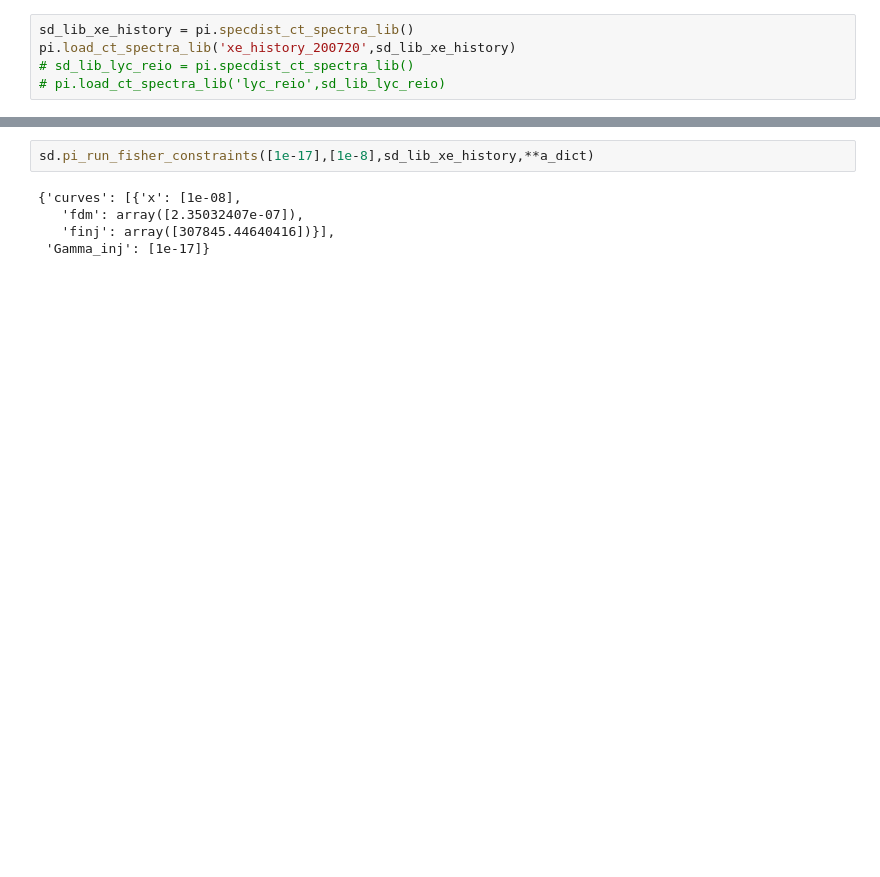
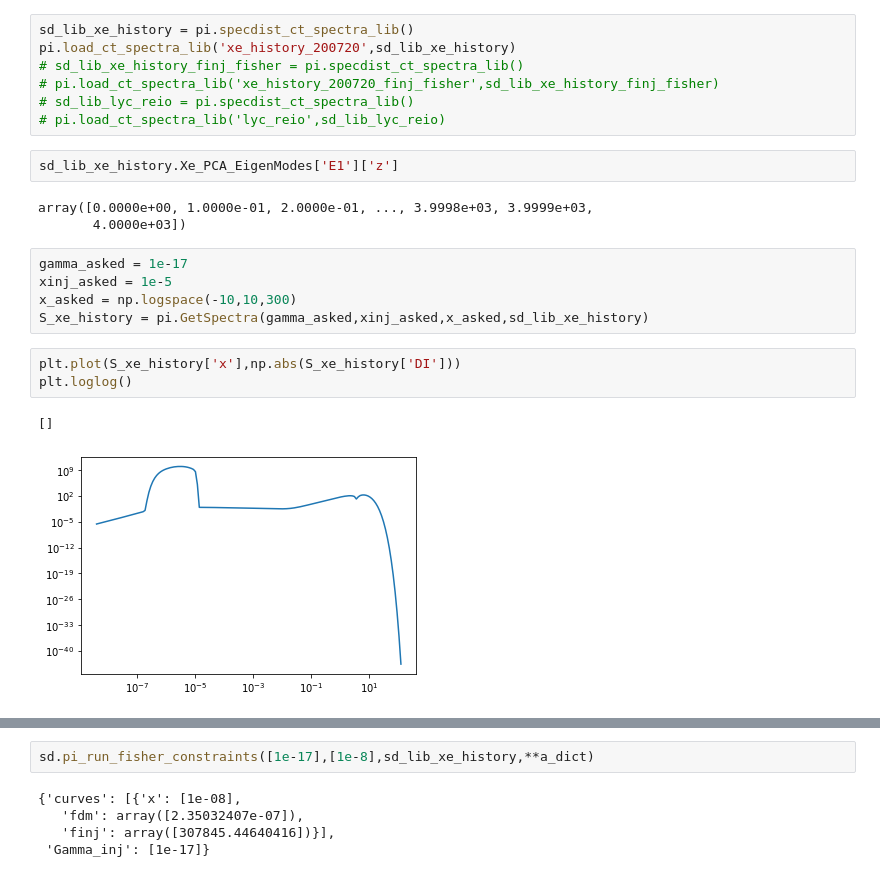
Before and after one commit to CMBSPEC/specdist, a Jupyter notebook: specdist/notebooks/pispec_np_2.ipynb, the cells around one changed output, grey strips where cells are left out. Drawn from its saved outputs; the diff is of its cells as text; blank space fills up the shorter version.

Commit message:
GetXeHistory/PCA

```diff
--- a/specdist/notebooks/pispec_np_2.ipynb
+++ b/specdist/notebooks/pispec_np_2.ipynb
@@ -55,5 +56,23 @@ sd = pi
 # %%
 sd_lib_xe_history = pi.specdist_ct_spectra_lib()
 pi.load_ct_spectra_lib('xe_history_200720',sd_lib_xe_history)
+# sd_lib_xe_history_finj_fisher = pi.specdist_ct_spectra_lib()
+# pi.load_ct_spectra_lib('xe_history_200720_finj_fisher',sd_lib_xe_history_finj_fisher)
 # sd_lib_lyc_reio = pi.specdist_ct_spectra_lib()
 # pi.load_ct_spectra_lib('lyc_reio',sd_lib_lyc_reio)
+# %%
+sd_lib_xe_history.Xe_PCA_EigenModes['E1']['z']
+# %% [output]
+array([0.0000e+00, 1.0000e-01, 2.0000e-01, ..., 3.9998e+03, 3.9999e+03,
+       4.0000e+03])
+# %%
+gamma_asked = 1e-17
+xinj_asked = 1e-5
+x_asked = np.logspace(-10,10,300)
+S_xe_history = pi.GetSpectra(gamma_asked,xinj_asked,x_asked,sd_lib_xe_history)
+# %%
+plt.plot(S_xe_history['x'],np.abs(S_xe_history['DI']))
+plt.loglog()
+# %% [output]
+[]
+[figure, added]
```
Also changed, not shown: parts of 27 cells of this notebook, 1 other file.
